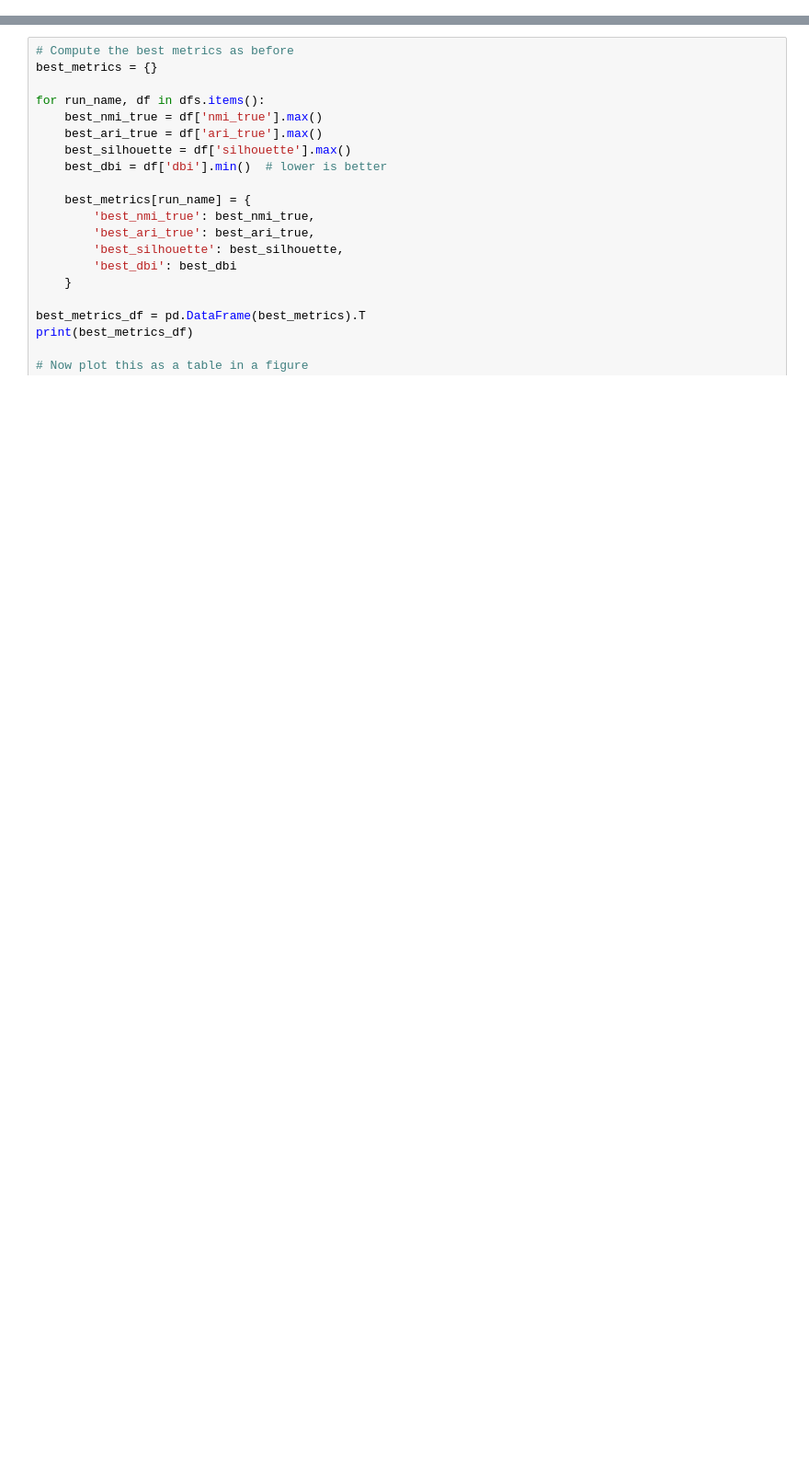
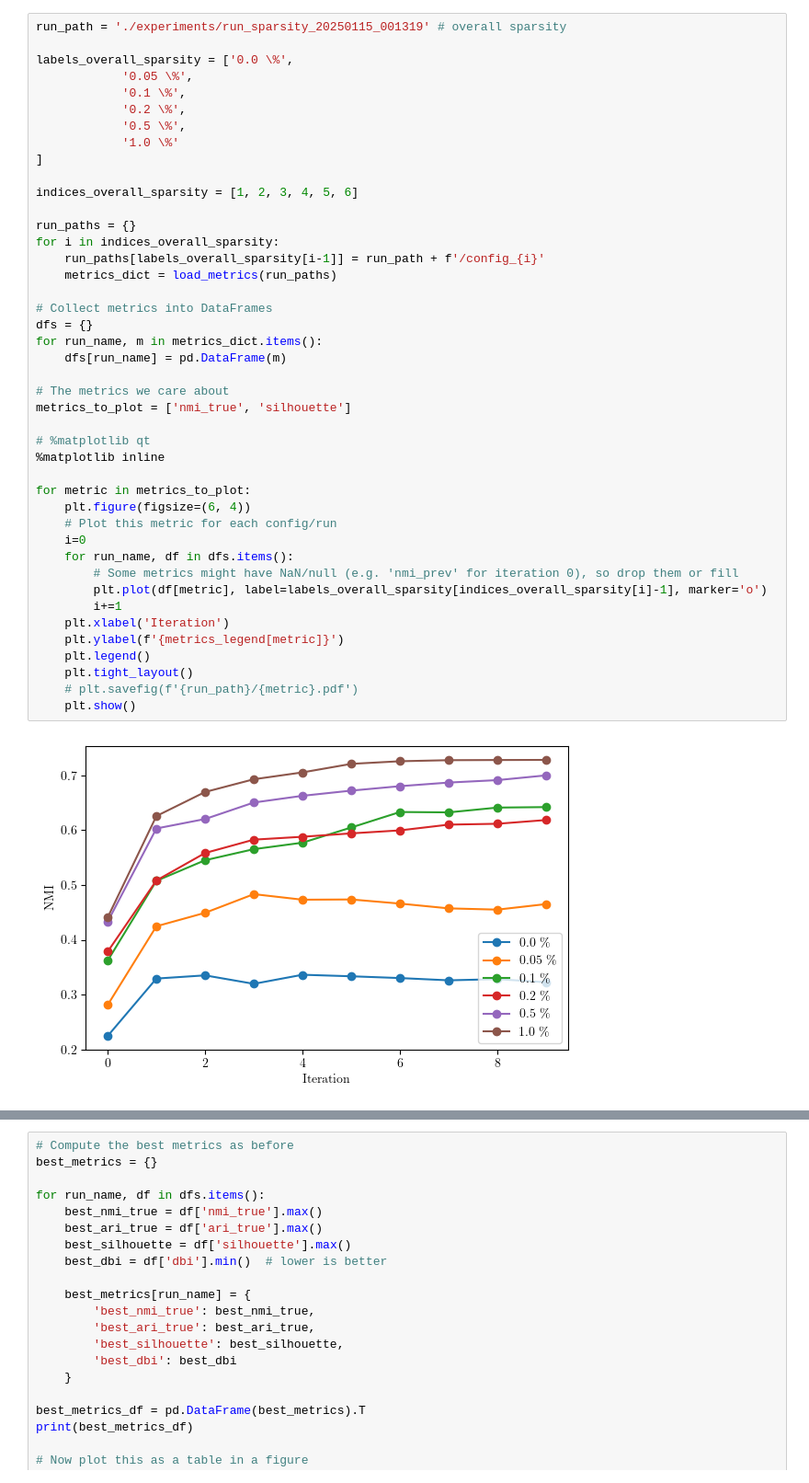
Before and after one commit to lnueesch/dl-project, a Jupyter notebook: deepcluster_implementation/eval_plots.ipynb, the cells around one changed output, grey strips where cells are left out. Shown: that part at 92% size. Saved outputs shown, nothing was run; the diff lists cells and outputs as text; blank space fills up the shorter version.

```diff
--- a/deepcluster_implementation/eval_plots.ipynb
+++ b/deepcluster_implementation/eval_plots.ipynb
@@ -139,0 +239,45 @@ for metric in metrics_to_plot:
+# %%
+run_path = './experiments/run_sparsity_20250115_001319' # overall sparsity
+
+labels_overall_sparsity = ['0.0 \%',
+            '0.05 \%',
+            '0.1 \%',
+            '0.2 \%',
+            '0.5 \%',
+            '1.0 \%'
+]
+
+indices_overall_sparsity = [1, 2, 3, 4, 5, 6]
+
+run_paths = {}
+for i in indices_overall_sparsity:
+    run_paths[labels_overall_sparsity[i-1]] = run_path + f'/config_{i}'
+    metrics_dict = load_metrics(run_paths)
+
+# Collect metrics into DataFrames
+dfs = {}
+for run_name, m in metrics_dict.items():
+    dfs[run_name] = pd.DataFrame(m)
+
+# The metrics we care about
+metrics_to_plot = ['nmi_true', 'silhouette']
+
+# %matplotlib qt
+%matplotlib inline
+
+for metric in metrics_to_plot:
+    plt.figure(figsize=(6, 4))
+    # Plot this metric for each config/run
+    i=0
+    for run_name, df in dfs.items():
+        # Some metrics might have NaN/null (e.g. 'nmi_prev' for iteration 0), so drop them or fill
+        plt.plot(df[metric], label=labels_overall_sparsity[indices_overall_sparsity[i]-1], marker='o')
+        i+=1
+    plt.xlabel('Iteration')
+    plt.ylabel(f'{metrics_legend[metric]}')
+    plt.legend()
+    plt.tight_layout()
+    # plt.savefig(f'{run_path}/{metric}.pdf')
+    plt.show()
+# %% [output]
+[figure, added]
```
Also changed, not shown: parts of 5 cells of this notebook, 3 other files.
